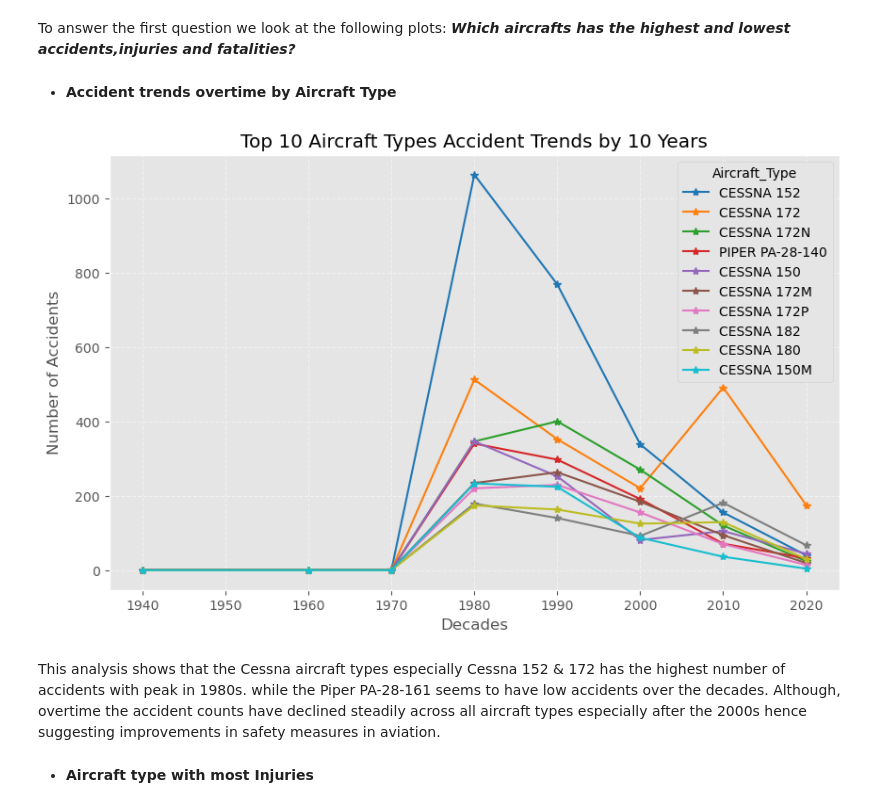
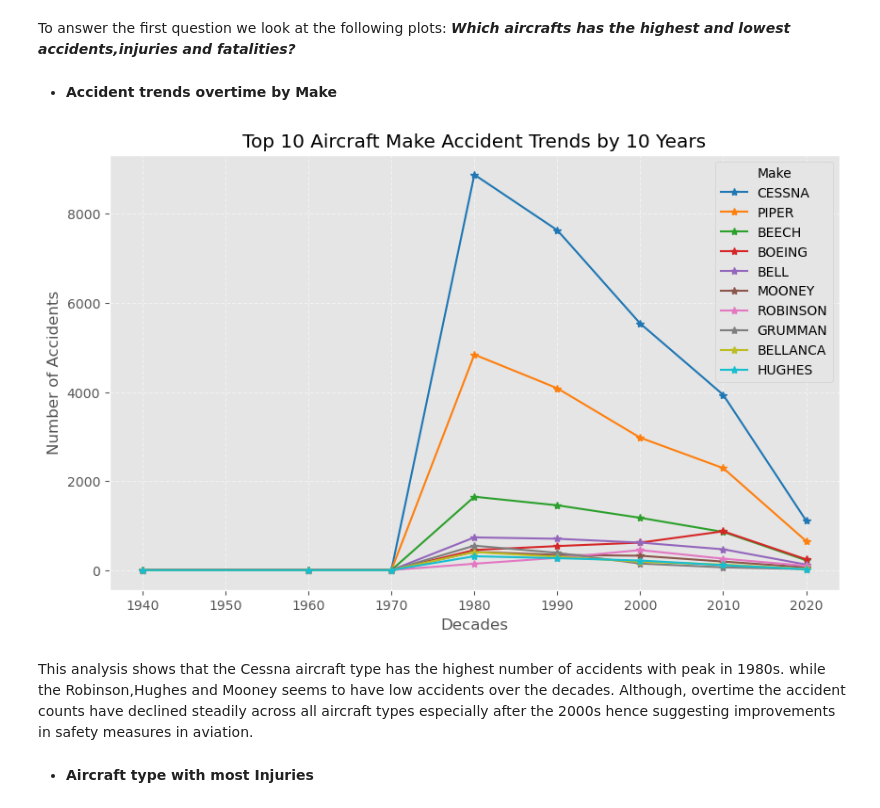
Before and after one commit to sharonkipruto-code/Phase-1-project, a Jupyter notebook: data EDA.ipynb, the cells around one changed output. Cells and saved outputs as stored; diff of their text form; code cells hidden in the pictures.

```diff
--- a/data EDA.ipynb
+++ b/data EDA.ipynb
@@ -605,33 +592,33 @@ We will explore accident frequencies,counts and impact of type of aircraft, numb
 # %% [markdown]
 To answer the first question we look at the following plots: ***Which aircrafts has the highest and lowest accidents,injuries and fatalities?***
 # %% [markdown]
-* **Accident trends overtime by Aircraft Type**
+* **Accident trends overtime by Make**
 # %%
 
 # Crosstab to count accidents by year and aircraft type
-cross_high = pd.crosstab(df['Decade'], df['Aircraft_Type'])
+cross_high = pd.crosstab(df['Decade'], df['Make'])
 
 # Keep only top 10 aircraft
-top_10_types = df['Aircraft_Type'].value_counts().nlargest(10).index
+top_10_types = df['Make'].value_counts().nlargest(10).index
 pivot_top_10 = cross_high[top_10_types]
 
 
 #Plotting
 fig,ax=plt.subplots(figsize=(10,6))
 
 # Plot top 5 aircraft types
 pivot_top_10.plot(ax=ax ,kind='line', marker='*',colormap='tab10')
-ax.set_title("Top 10 Aircraft Types Accident Trends by 10 Years")
+ax.set_title("Top 10 Aircraft Make Accident Trends by 10 Years")
 ax.set_xlabel("Decades")
 ax.set_ylabel("Number of Accidents")
 ax.grid(True, linestyle='--', alpha=0.5)
 
-plt.savefig('Images/Aircraft&Accident_trends.png')
+plt.savefig('Images/Make&Accident_trends.png')
 plt.show()
 # %% [output]
-[figure, old version]
+[figure, new version]
 # %% [markdown]
-This analysis shows that the Cessna aircraft types especially Cessna 152 & 172 has the highest number of accidents with peak in 1980s. while the Piper PA-28-161 seems to have low accidents over the decades.
+This analysis shows that the Cessna aircraft type has the highest number of accidents with peak in 1980s. while the Robinson,Hughes and Mooney seems to have low accidents over the decades.
 Although, overtime the accident counts have declined steadily across all aircraft types especially after the 2000s hence suggesting improvements in safety measures in aviation.
 # %% [markdown]
 * **Aircraft type  with most Injuries**
```
Also changed, not shown: parts of 15 cells of this notebook, 4 other files.
